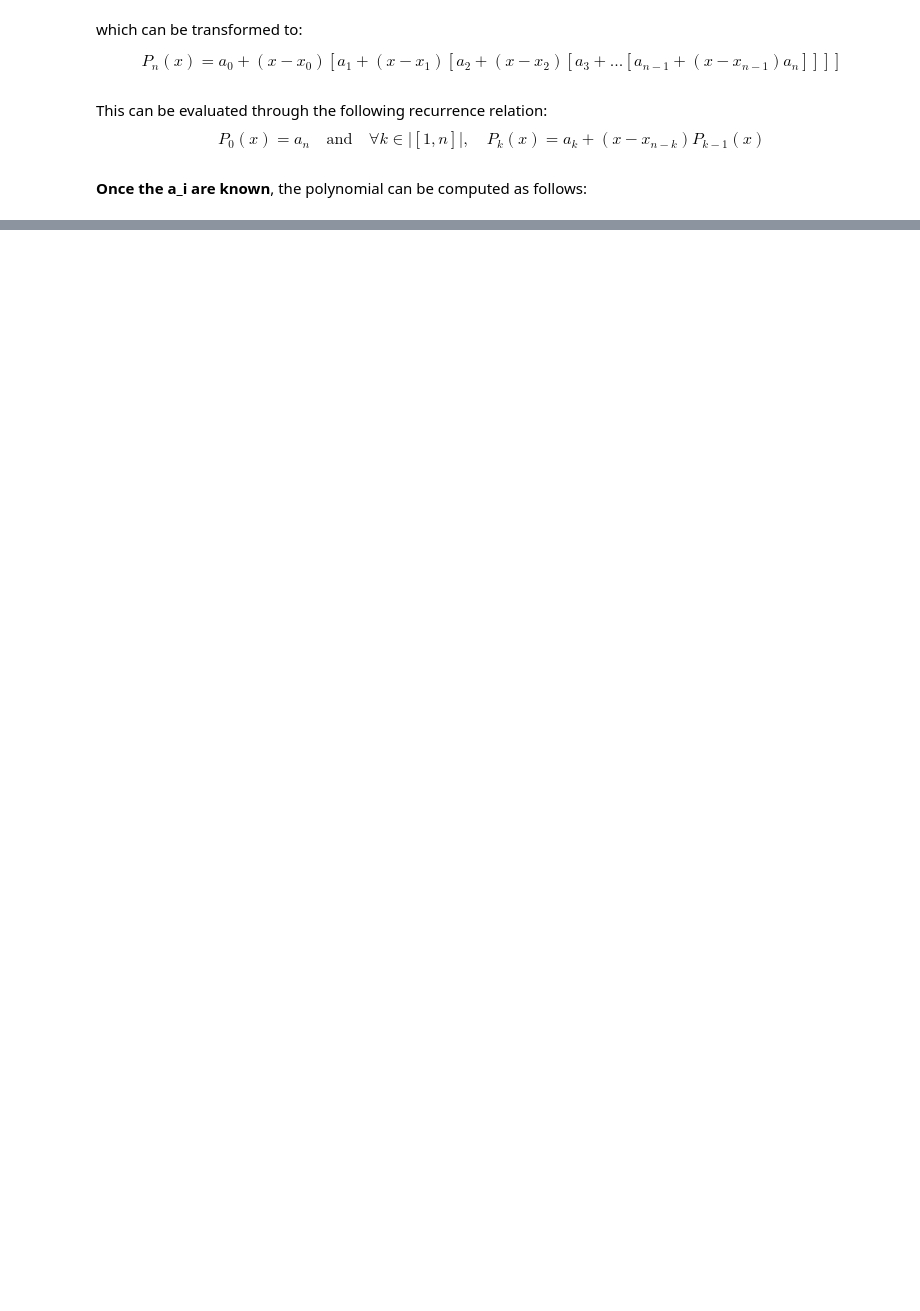
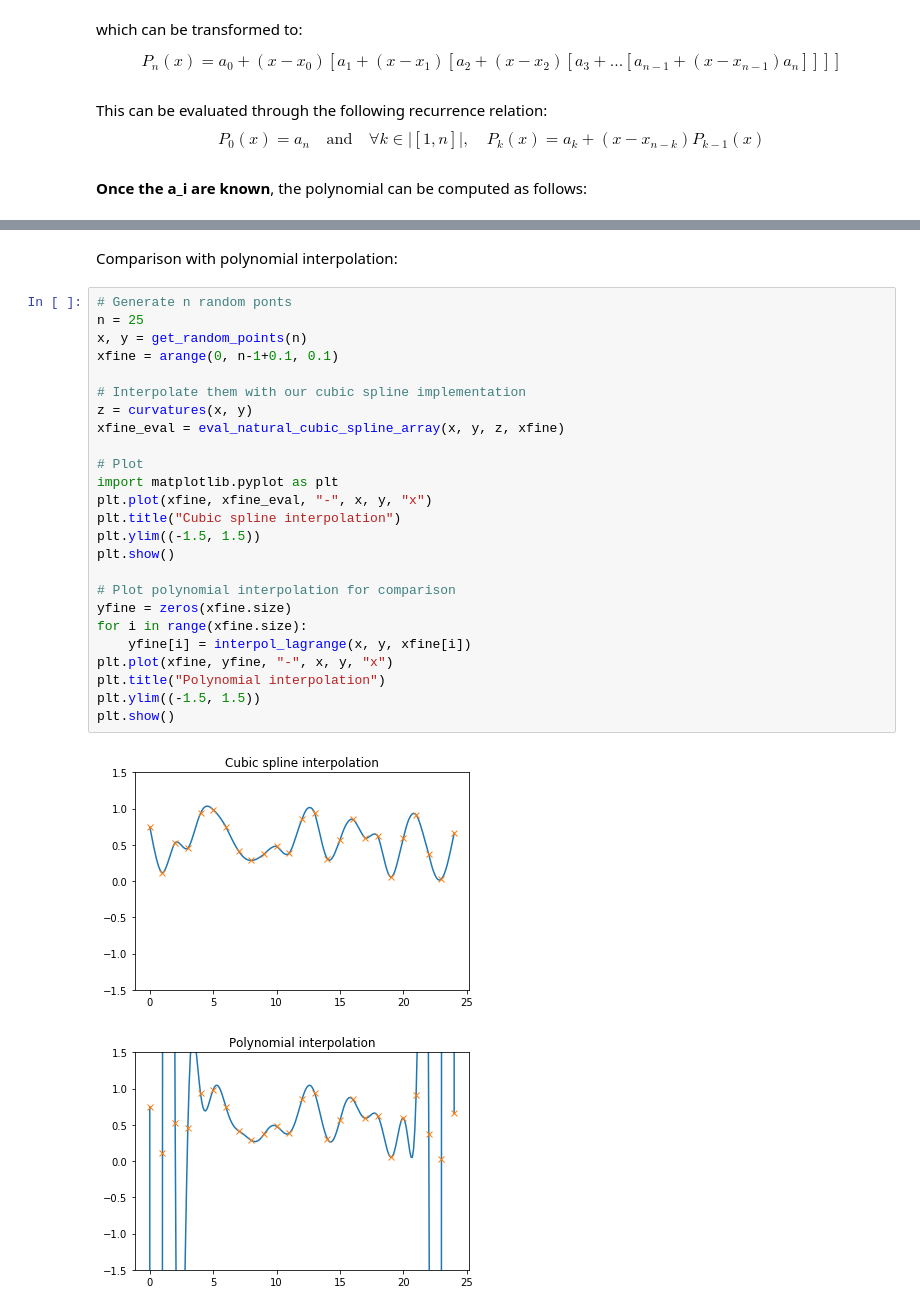
Before and after one commit to tgteacher/numerical-methods, a Jupyter notebook: notebooks/Chapter3.ipynb, the cells around one changed output, grey strips where cells are left out. Saved outputs shown, nothing was run; the diff lists cells and outputs as text; blank space fills up the shorter version.

```diff
--- a/notebooks/Chapter3.ipynb
+++ b/notebooks/Chapter3.ipynb
@@ -293,0 +629,30 @@ $$
+# %% [markdown]
+Comparison with polynomial interpolation:
+# %%
+# Generate n random ponts
+n = 25
+x, y = get_random_points(n)
+xfine = arange(0, n-1+0.1, 0.1)
+
+# Interpolate them with our cubic spline implementation
+z = curvatures(x, y)
+xfine_eval = eval_natural_cubic_spline_array(x, y, z, xfine)
+
+# Plot
+import matplotlib.pyplot as plt
+plt.plot(xfine, xfine_eval, "-", x, y, "x")
+plt.title("Cubic spline interpolation")
+plt.ylim((-1.5, 1.5))
+plt.show()
+
+# Plot polynomial interpolation for comparison
+yfine = zeros(xfine.size)
+for i in range(xfine.size):
+    yfine[i] = interpol_lagrange(x, y, xfine[i])
+plt.plot(xfine, yfine, "-", x, y, "x")
+plt.title("Polynomial interpolation")
+plt.ylim((-1.5, 1.5))
+plt.show()
+# %% [output]
+[figure, added]
+[figure, added]
```
Also changed, not shown: parts of 48 cells of this notebook.
